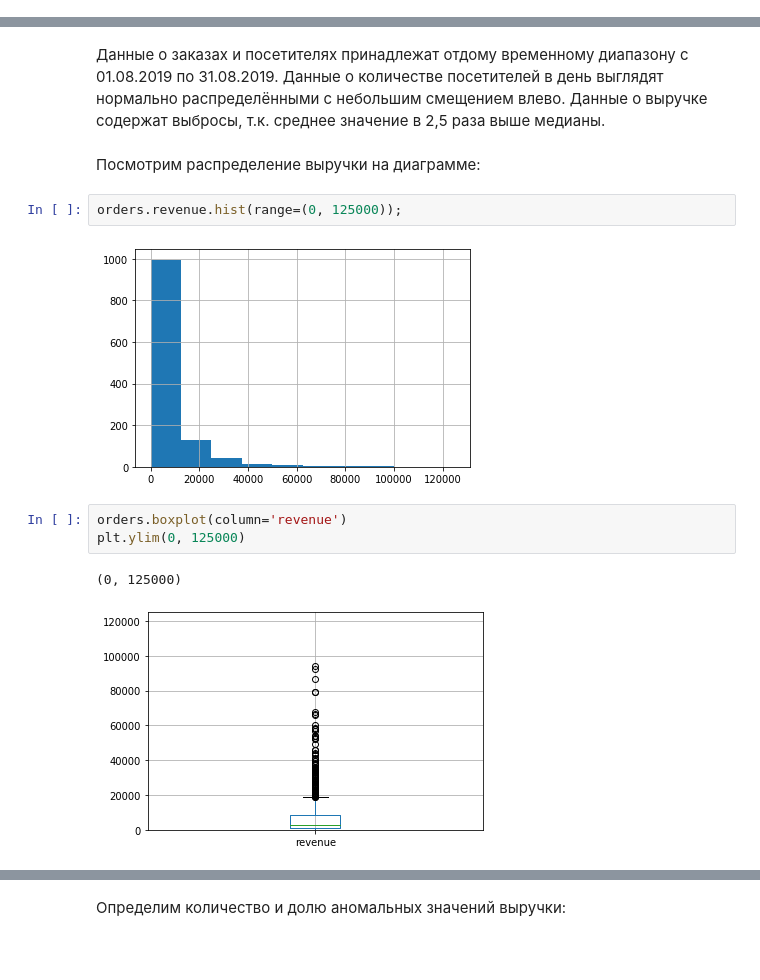
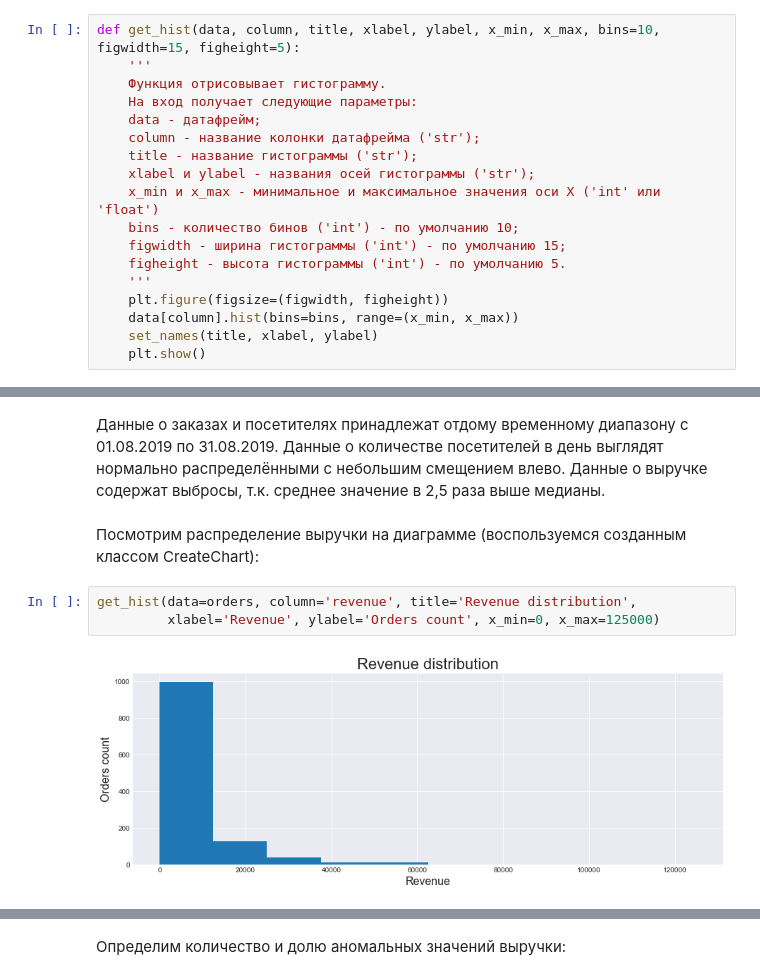
Before and after one commit to NI-coder/data_analytics_projects, a Jupyter notebook: hypotheses_and_ab_test_project/hypotheses_and_ab_test.ipynb, the cells around one changed output, grey strips where cells are left out. Saved outputs shown, nothing was run; the diff lists cells and outputs as text; blank space fills up the shorter version.

```diff
--- a/hypotheses_and_ab_test_project/hypotheses_and_ab_test.ipynb
+++ b/hypotheses_and_ab_test_project/hypotheses_and_ab_test.ipynb
@@ -21,0 +70,18 @@
+# %%
+def get_hist(data, column, title, xlabel, ylabel, x_min, x_max, bins=10, figwidth=15, figheight=5):
+    '''
+    Функция отрисовывает гистограмму.
+    На вход получает следующие параметры:
+    data - датафрейм;
+    column - название колонки датафрейма ('str');
+    title - название гистограммы ('str');
+    xlabel и ylabel - названия осей гистограммы ('str');
+    x_min и x_max - минимальное и максимальное значения оси Х ('int' или 'float')
+    bins - количество бинов ('int') - по умолчанию 10;
+    figwidth - ширина гистограммы ('int') - по умолчанию 15;
+    figheight - высота гистограммы ('int') - по умолчанию 5.
+    '''
+    plt.figure(figsize=(figwidth, figheight))
+    data[column].hist(bins=bins, range=(x_min, x_max))
+    set_names(title, xlabel, ylabel)
+    plt.show()
@@ -247,14 +422,9 @@ Name: revenue, dtype: float64
 # %% [markdown]
 Данные о заказах и посетителях принадлежат отдому временному диапазону с 01.08.2019 по 31.08.2019. Данные о количестве посетителей в день выглядят нормально распределёнными с небольшим смещением влево. Данные о выручке содержат выбросы, т.к. среднее значение в 2,5 раза выше медианы.
 # %% [markdown]
-Посмотрим распределение выручки на диаграмме:
+Посмотрим распределение выручки на диаграмме (воспользуемся созданным классом CreateChart):
-# %%
-orders.revenue.hist(range=(0, 125000));
-# %% [output]
-[figure, removed]
-# %%
-orders.boxplot(column='revenue')
-plt.ylim(0, 125000)
-# %% [output]
-(0, 125000)
-[figure, removed]
+# %%
+get_hist(data=orders, column='revenue', title='Revenue distribution',
+         xlabel='Revenue', ylabel='Orders count', x_min=0, x_max=125000)
+# %% [output]
+[figure, added]
```
Also changed, not shown: parts of 131 cells of this notebook, 6 other files.
